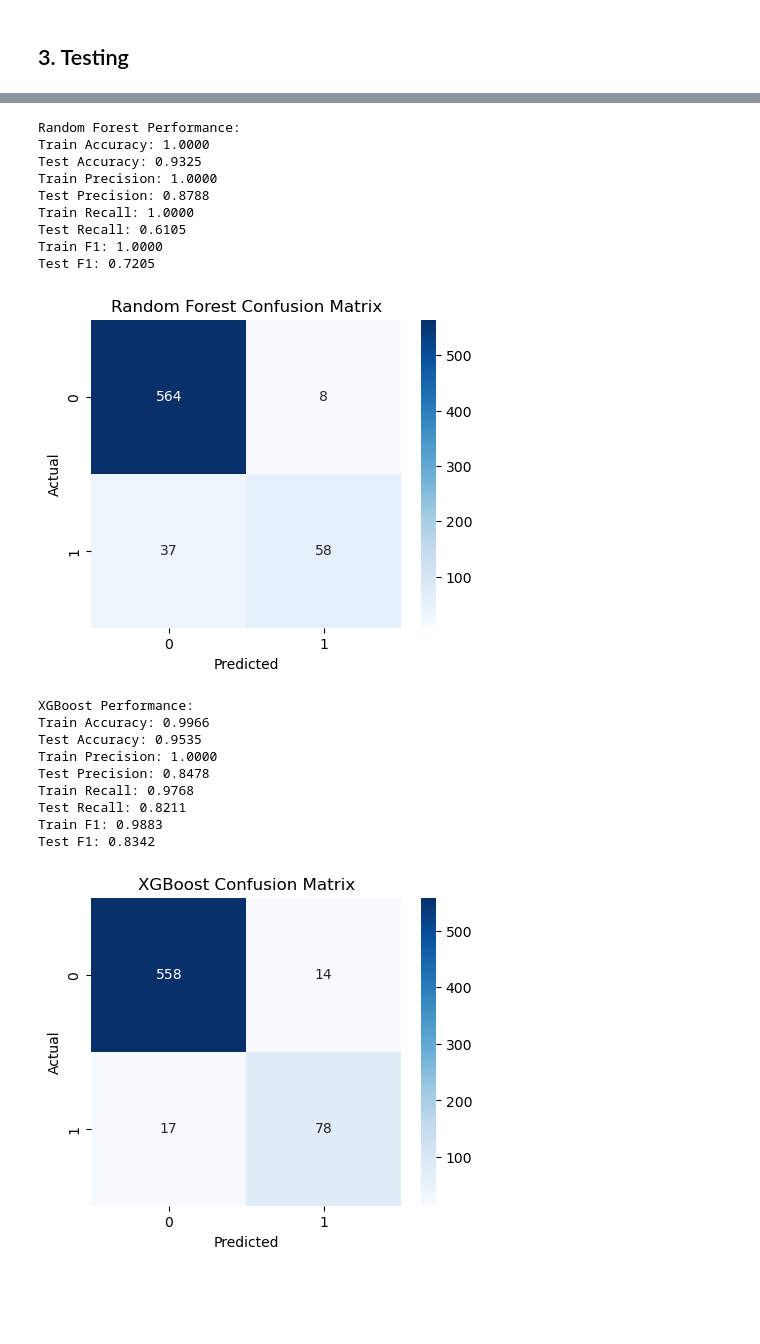
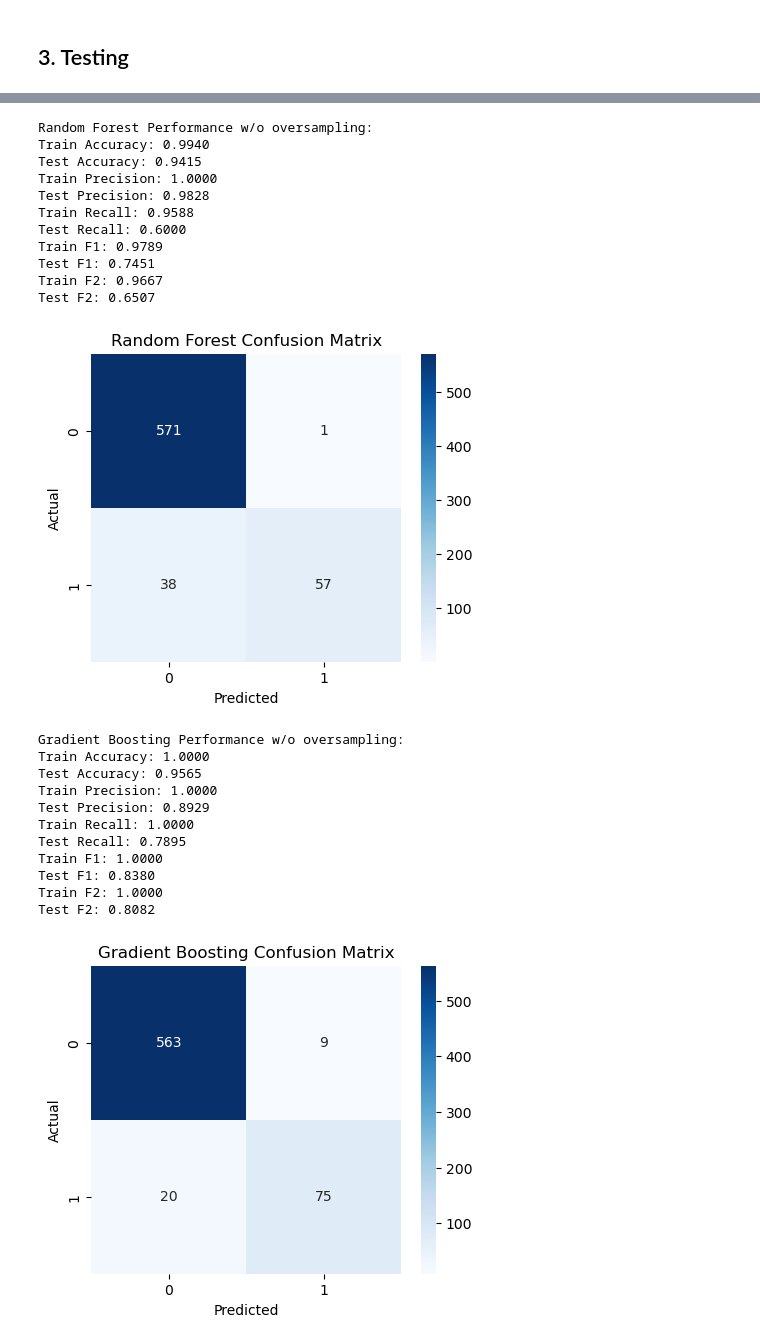
Before and after one commit to yxiaoaz/churn_prediction, a Jupyter notebook: supervised_learning.ipynb, the cells around one changed output, grey strips where cells are left out. Cells and saved outputs as stored; diff of their text form; code cells hidden in the pictures; blank space fills up the shorter version.

```diff
--- a/supervised_learning.ipynb
+++ b/supervised_learning.ipynb
@@ -106,13 +133,18 @@ def train_eval_model(model, X_train, X_test, y_train, y_test):
         "Test Recall": recall_score(y_test, y_test_pred),
         "Train F1": f1_score(y_train, y_train_pred),
         "Test F1": f1_score(y_test, y_test_pred),
+        "Train F2": fbeta_score(y_train, y_train_pred, beta = 2),
+        "Test F2": fbeta_score(y_test, y_test_pred, beta = 2),
         "Confusion Matrix": confusion_matrix(y_test, y_test_pred),
     }
     return metrics
 # %%
-tuned_models = {}
+# tuning entry point
 
-# tuning entry point
+
+tuned_models_regular = {}
+tuned_models_smote = {}
+
 for model_name in tqdm.tqdm(models):
     model = models[model_name]
     param_grid = hyperparameters[model_name]
@@ -121,22 +153,32 @@ for model_name in tqdm.tqdm(models):
         model,
         param_grid,
         cv=cv_strategy,
-        scoring="f1",
+        scoring = 'recall', #make_scorer(fbeta_score, beta=2),
         n_jobs=-1,
     )
+
+    ### Original data
     grid_search.fit(X_train, y_train)
+    tuned_models_regular[model_name] = grid_search.best_estimator_
 
-    tuned_models[model_name] = grid_search.best_estimator_
+    ### SMOTE data
+    grid_search.fit(X_train_smote, y_train_smote)
+    tuned_models_smote[model_name] = grid_search.best_estimator_
 # %% [markdown]
 ## 3. Testing
 # %%
 # # Evaluate all models
-results = {}
-for name, model in tuned_models.items():
-    results[name] = train_eval_model(model, X_train, X_test, y_train, y_test)
+results_regular = {}
+for name, model in tuned_models_regular.items():
+    results_regular[name] = train_eval_model(model, X_train, X_test, y_train, y_test)
+
+
+results_smote = {}
+for name, model in tuned_models_smote.items():
+    results_smote[name] = train_eval_model(model, X_train_smote, X_test, y_train_smote, y_test)
 # %%
-def display_metrics(model_name, result_dict):
-    print(f"\n{model_name} Performance:")
+def display_metrics(model_name, result_dict, comment = "w/o oversampling"):
+    print(f"\n{model_name} Performance {comment}:")
     print(f"Train Accuracy: {result_dict['Train Accuracy']:.4f}")
     print(f"Test Accuracy: {result_dict['Test Accuracy']:.4f}")
     print(f"Train Precision: {result_dict['Train Precision']:.4f}")
@@ -145,6 +187,8 @@ def display_metrics(model_name, result_dict):
     print(f"Test Recall: {result_dict['Test Recall']:.4f}")
     print(f"Train F1: {result_dict['Train F1']:.4f}")
     print(f"Test F1: {result_dict['Test F1']:.4f}")
+    print(f"Train F2: {result_dict['Train F2']:.4f}")
+    print(f"Test F2: {result_dict['Test F2']:.4f}")
 
     # Plot confusion matrix
     plt.figure(figsize=(5, 4))
@@ -154,6 +198,6 @@ def display_metrics(model_name, result_dict):
     plt.ylabel("Actual")
     plt.show()
 # %%
-for name, result_dict in results.items():
+for name, result_dict in results_regular.items():
     display_metrics(name, result_dict)
 # %% [output]
@@ -169,21 +215,25 @@ Test F1: 0.3974
 [figure]
-Random Forest Performance:
-Train Accuracy: 1.0000
-Test Accuracy: 0.9325
+Random Forest Performance w/o oversampling:
+Train Accuracy: 0.9940
+Test Accuracy: 0.9415
 Train Precision: 1.0000
-Test Precision: 0.8788
-Train Recall: 1.0000
-Test Recall: 0.6105
-Train F1: 1.0000
-Test F1: 0.7205
+Test Precision: 0.9828
+Train Recall: 0.9588
+Test Recall: 0.6000
+Train F1: 0.9789
+Test F1: 0.7451
+Train F2: 0.9667
+Test F2: 0.6507
-[figure, old version]
+[figure, new version]
-XGBoost Performance:
-Train Accuracy: 0.9966
-Test Accuracy: 0.9535
+Gradient Boosting Performance w/o oversampling:
+Train Accuracy: 1.0000
+Test Accuracy: 0.9565
 Train Precision: 1.0000
-Test Precision: 0.8478
-Train Recall: 0.9768
-Test Recall: 0.8211
-Train F1: 0.9883
-Test F1: 0.8342
+Test Precision: 0.8929
+Train Recall: 1.0000
+Test Recall: 0.7895
+Train F1: 1.0000
+Test F1: 0.8380
+Train F2: 1.0000
+Test F2: 0.8082
-[figure, old version]
+[figure, new version]
```
Also changed, not shown: parts of 17 cells of this notebook, 1 other file.
